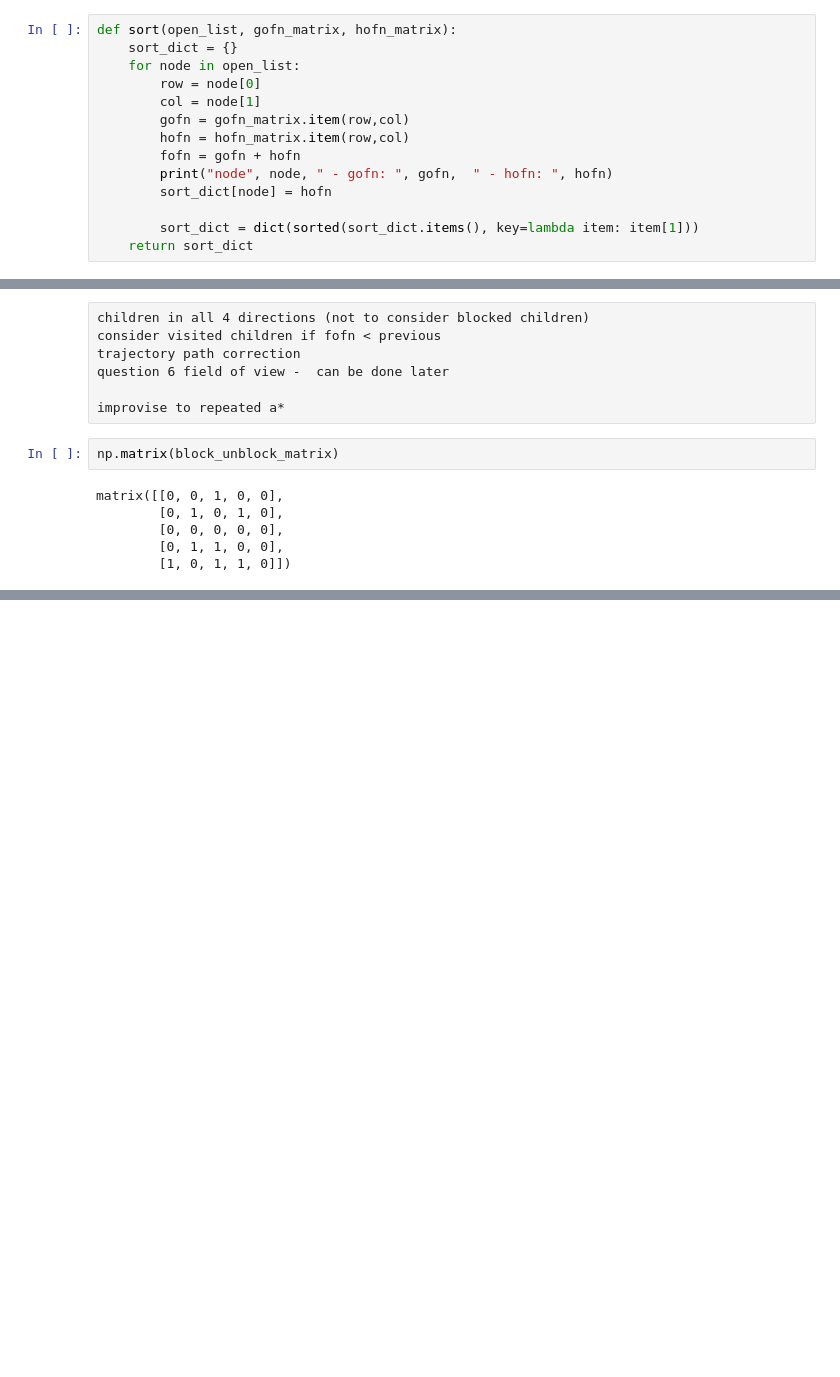
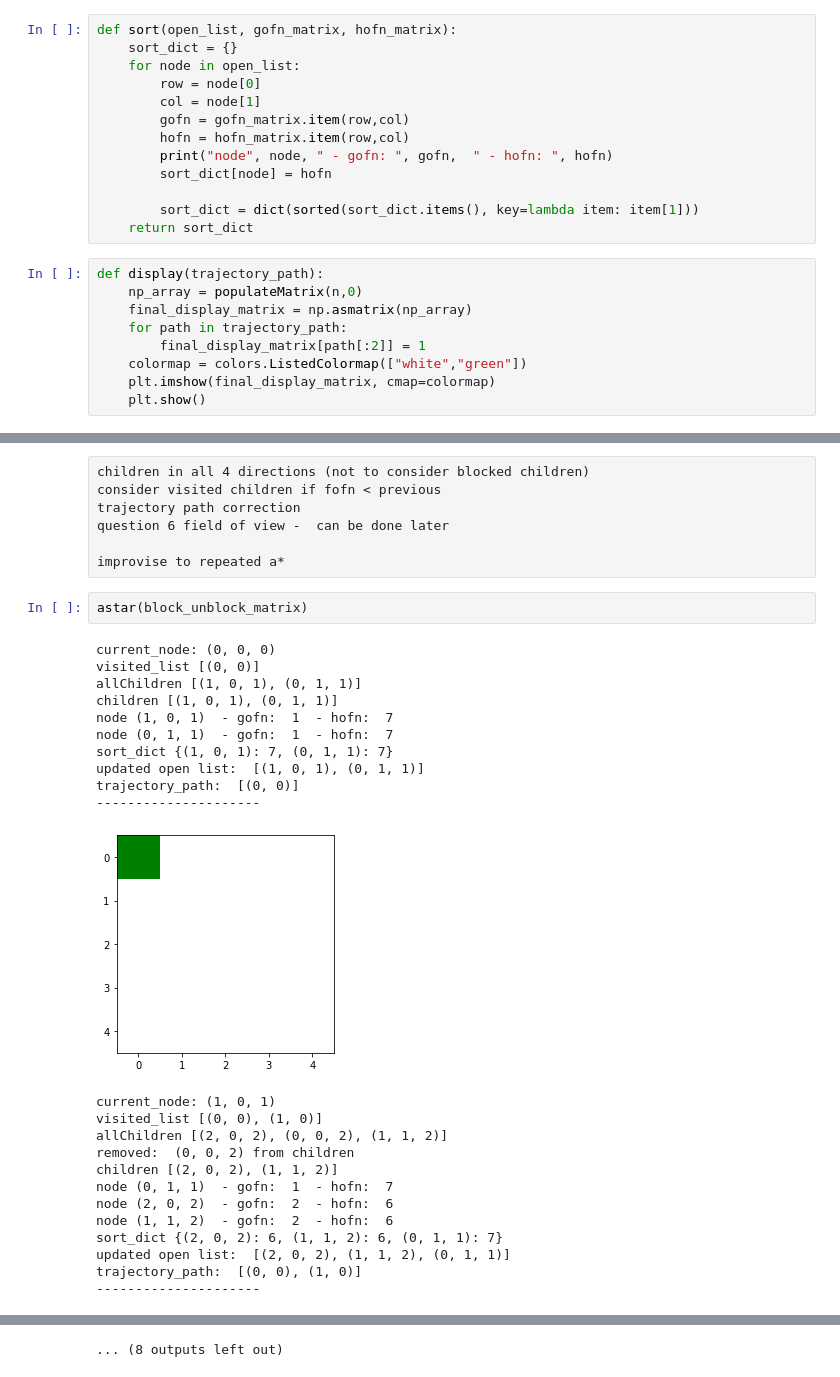
Before and after one commit to harish-udhayakumar/A-star, a Jupyter notebook: A-star.ipynb, the cells around one changed output, grey strips where cells are left out. Cells and saved outputs as stored; diff of their text form; blank space fills up the shorter version.

```diff
--- a/A-star.ipynb
+++ b/A-star.ipynb
@@ -121,10 +121,18 @@ def sort(open_list, gofn_matrix, hofn_matrix):
         col = node[1]
         gofn = gofn_matrix.item(row,col)
         hofn = hofn_matrix.item(row,col)
-        fofn = gofn + hofn
         print("node", node, " - gofn: ", gofn,  " - hofn: ", hofn)
         sort_dict[node] = hofn
 
         sort_dict = dict(sorted(sort_dict.items(), key=lambda item: item[1]))
     return sort_dict
+# %%
+def display(trajectory_path):
+    np_array = populateMatrix(n,0)
+    final_display_matrix = np.asmatrix(np_array)
+    for path in trajectory_path:
+        final_display_matrix[path[:2]] = 1
+    colormap = colors.ListedColormap(["white","green"])
+    plt.imshow(final_display_matrix, cmap=colormap)
+    plt.show()
 # %%
@@ -216,11 +211,29 @@ trajectory path correction
 question 6 field of view -  can be done later
 
 improvise to repeated a*
-# %%
-np.matrix(block_unblock_matrix)
-# %% [output]
-matrix([[0, 0, 1, 0, 0],
-        [0, 1, 0, 1, 0],
-        [0, 0, 0, 0, 0],
-        [0, 1, 1, 0, 0],
-        [1, 0, 1, 1, 0]])
+# %%
+astar(block_unblock_matrix)
+# %% [output]
+current_node: (0, 0, 0)
+visited_list [(0, 0)]
+allChildren [(1, 0, 1), (0, 1, 1)]
+children [(1, 0, 1), (0, 1, 1)]
+node (1, 0, 1)  - gofn:  1  - hofn:  7
+node (0, 1, 1)  - gofn:  1  - hofn:  7
+sort_dict {(1, 0, 1): 7, (0, 1, 1): 7}
+updated open list:  [(1, 0, 1), (0, 1, 1)]
+trajectory_path:  [(0, 0)]
+---------------------
+[figure, added]
+current_node: (1, 0, 1)
+visited_list [(0, 0), (1, 0)]
+allChildren [(2, 0, 2), (0, 0, 2), (1, 1, 2)]
+removed:  (0, 0, 2) from children
+children [(2, 0, 2), (1, 1, 2)]
+node (0, 1, 1)  - gofn:  1  - hofn:  7
+node (2, 0, 2)  - gofn:  2  - hofn:  6
+node (1, 1, 2)  - gofn:  2  - hofn:  6
+sort_dict {(2, 0, 2): 6, (1, 1, 2): 6, (0, 1, 1): 7}
+updated open list:  [(2, 0, 2), (1, 1, 2), (0, 1, 1)]
+trajectory_path:  [(0, 0), (1, 0)]
+---------------------
@@ -226,0 +305 @@ matrix([[0, 0, 1, 0, 0],
+... (8 outputs left out)
```
Also changed, not shown: parts of 11 cells of this notebook.
